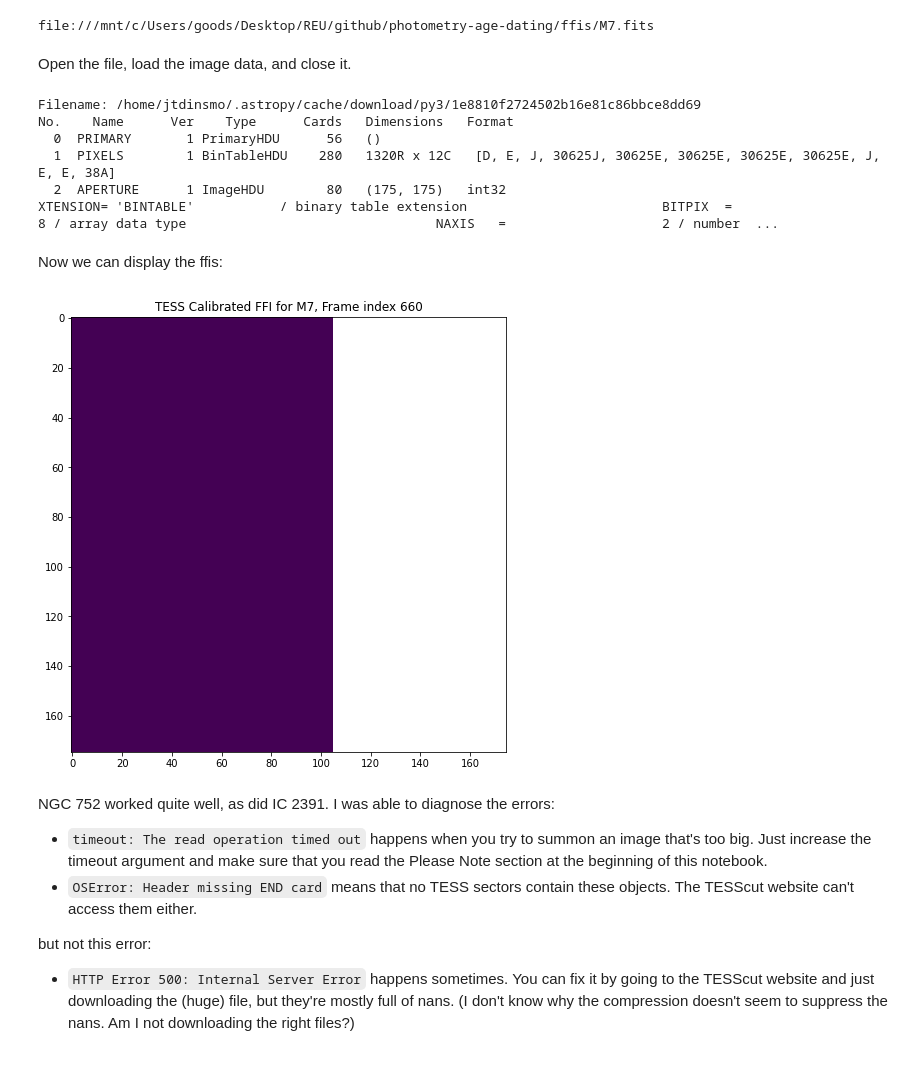
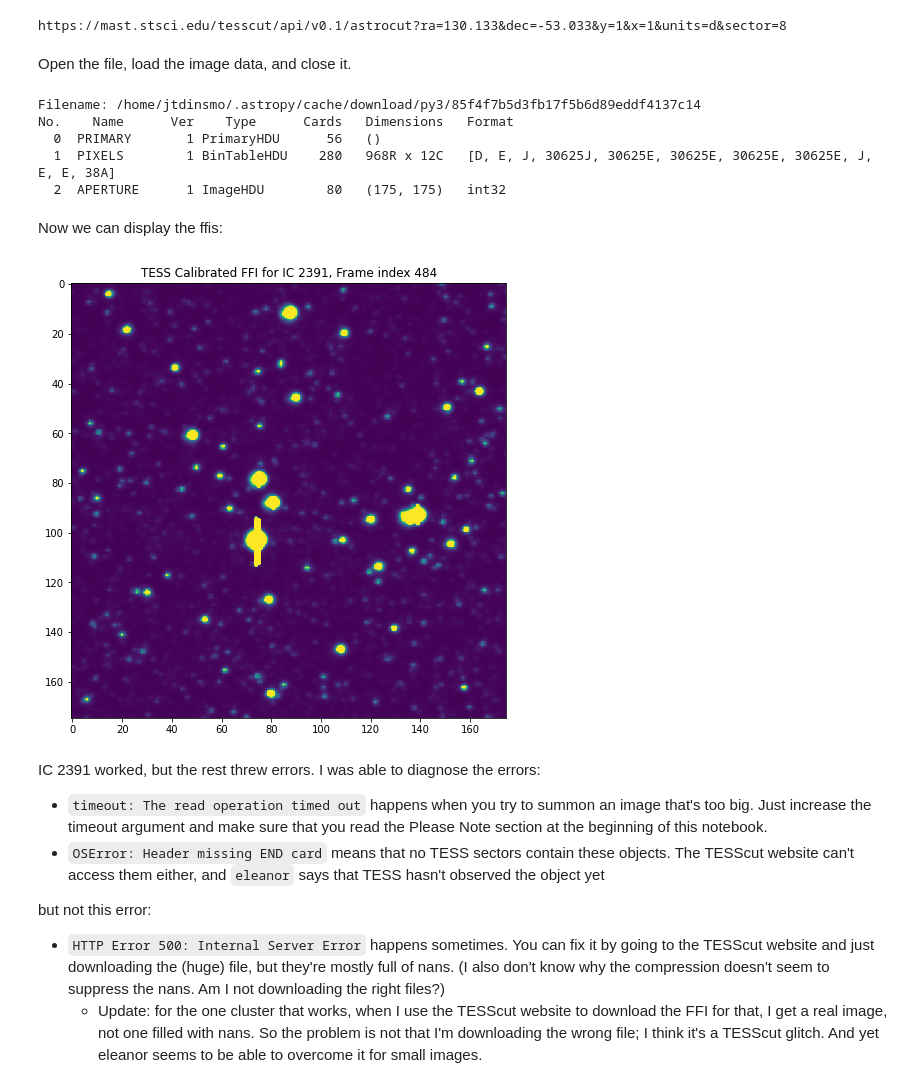
Before and after one commit to JackDinsmore/photometry-age-dating, a Jupyter notebook: view-clusters.ipynb, the cells around one changed output. Drawn from its saved outputs; the diff is of its cells as text; code cells hidden in the pictures.

Commit message:
Viewing clusters

```diff
--- a/view-clusters.ipynb
+++ b/view-clusters.ipynb
@@ -36,19 +39,19 @@ def getSector(name):
         return SECTOR[NAME]
     return "All:"
 # %%
-NAME = "M7"
+NAME = "IC 2391"
 
-USE_WEB = False
+USE_WEB = True
 
 if USE_WEB:
     fits_file = "https://mast.stsci.edu/tesscut/api/v0.1/astrocut?ra={0}&dec={1}&y={2}&x={2}&units=d&sector={3}".format(
         POSITIONS[NAME][0], POSITIONS[NAME][1], DEGREES, getSector(NAME))
 else:
-    fits_file = "file:///mnt/c/Users/goods/Desktop/REU/github/photometry-age-dating/ffis/" + NAME + ".fits"
+    fits_file = "file:///mnt/c/Users/goods/Desktop/REU/github/photometry-age-dating/ffis/" + NAME + " (2).fits"
 
 print(fits_file)
 # %% [output]
-file:///mnt/c/Users/goods/Desktop/REU/github/photometry-age-dating/ffis/M7.fits
+https://mast.stsci.edu/tesscut/api/v0.1/astrocut?ra=130.133&dec=-53.033&y=1&x=1&units=d&sector=8
 # %% [markdown]
 Open the file, load the image data, and close it.
 # %%
@@ -61,35 +64,35 @@ with fits.open(fits_file, mode = "readonly", timeout=100) as hdulist:
 #mid_time = 0.5 * (header['TSTOP'] + header['TSTART'])# Use the middle of the exposure
 frameIndex = int(0.5 * cal_image.shape[0])
 # %% [output]
-Filename: /home/jtdinsmo/.astropy/cache/download/py3/1e8810f2724502b16e81c86bbce8dd69
+Filename: /home/jtdinsmo/.astropy/cache/download/py3/85f4f7b5d3fb17f5b6d89eddf4137c14
 No.    Name      Ver    Type      Cards   Dimensions   Format
   0  PRIMARY       1 PrimaryHDU      56   ()
-  1  PIXELS        1 BinTableHDU    280   1320R x 12C   [D, E, J, 30625J, 30625E, 30625E, 30625E, 30625E, J, E, E, 38A]
+  1  PIXELS        1 BinTableHDU    280   968R x 12C   [D, E, J, 30625J, 30625E, 30625E, 30625E, 30625E, J, E, E, 38A]
   2  APERTURE      1 ImageHDU        80   (175, 175)   int32
-XTENSION= 'BINTABLE'           / binary table extension                         BITPIX  =                    8 / array data type                                NAXIS   =                    2 / number  ...
 # %% [markdown]
 Now we can display the ffis:
 # %%
 plt.figure(figsize = (8,8))
 
 BRIGHTNESS_PERCENTILES = {"M7":[20, 100], "NGC 752":[0, 99], "IC 2391":[0, 99]}# Not sure what the last number does
 def get_brightness():
     if NAME in BRIGHTNESS_PERCENTILES:
         return BRIGHTNESS_PERCENTILES[NAME]
     return [4, 98]
 
 #plt.subplot(111, projection = wcs_info)
-plt.imshow(cal_image[frameIndex], vmin = np.percentile(cal_image[frameIndex],get_brightness()[0]),
-           vmax = np.percentile(cal_image[frameIndex], get_brightness()[1]))
+plt.imshow(cal_image[frameIndex], vmin = np.nanpercentile(cal_image[frameIndex],get_brightness()[0]),
+           vmax = np.nanpercentile(cal_image[frameIndex], get_brightness()[1]))
 plt.title("TESS Calibrated FFI for " + NAME + ", Frame index %i" % frameIndex);
 # %% [output]
-[figure, old version]
+[figure, new version]
 # %% [markdown]
-NGC 752 worked quite well, as did IC 2391. I was able to diagnose the errors:
+IC 2391 worked, but the rest threw errors. I was able to diagnose the errors:
 
 - `timeout: The read operation timed out` happens when you try to summon an image that's too big. Just increase the timeout argument and make sure that you read the Please Note section at the beginning of this notebook.
-- `OSError: Header missing END card` means that no TESS sectors contain these objects. The TESScut website can't access them either.
+- `OSError: Header missing END card` means that no TESS sectors contain these objects. The TESScut website can't access them either, and `eleanor` says that TESS hasn't observed the object yet
 
 but not this error:
 
-- `HTTP Error 500: Internal Server Error` happens sometimes. You can fix it by going to the TESScut website and just downloading the (huge) file, but they're mostly full of nans. (I don't know why the compression doesn't seem to suppress the nans. Am I not downloading the right files?)
+- `HTTP Error 500: Internal Server Error` happens sometimes. You can fix it by going to the TESScut website and just downloading the (huge) file, but they're mostly full of nans. (I also don't know why the compression doesn't seem to suppress the nans. Am I not downloading the right files?)
+    - Update: for the one cluster that works, when I use the TESScut website to download the FFI for that, I get a real image, not one filled with nans. So the problem is not that I'm downloading the wrong file; I think it's a TESScut glitch. And yet eleanor seems to be able to overcome it for small images.
```
Also changed, not shown: parts of 1 cell of this notebook, 1 other file.
